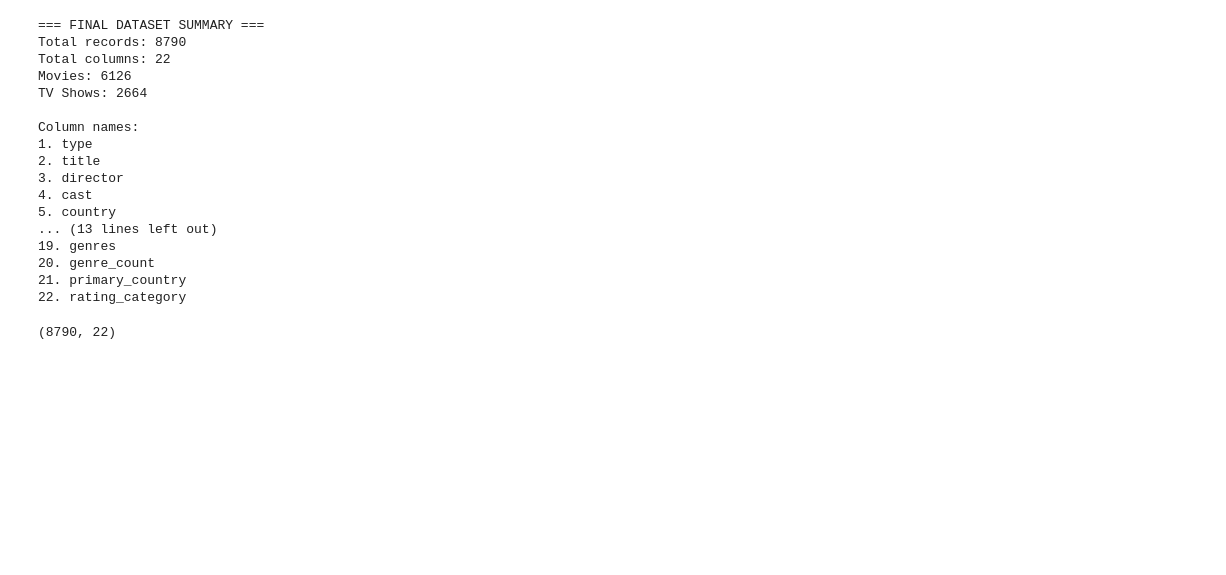
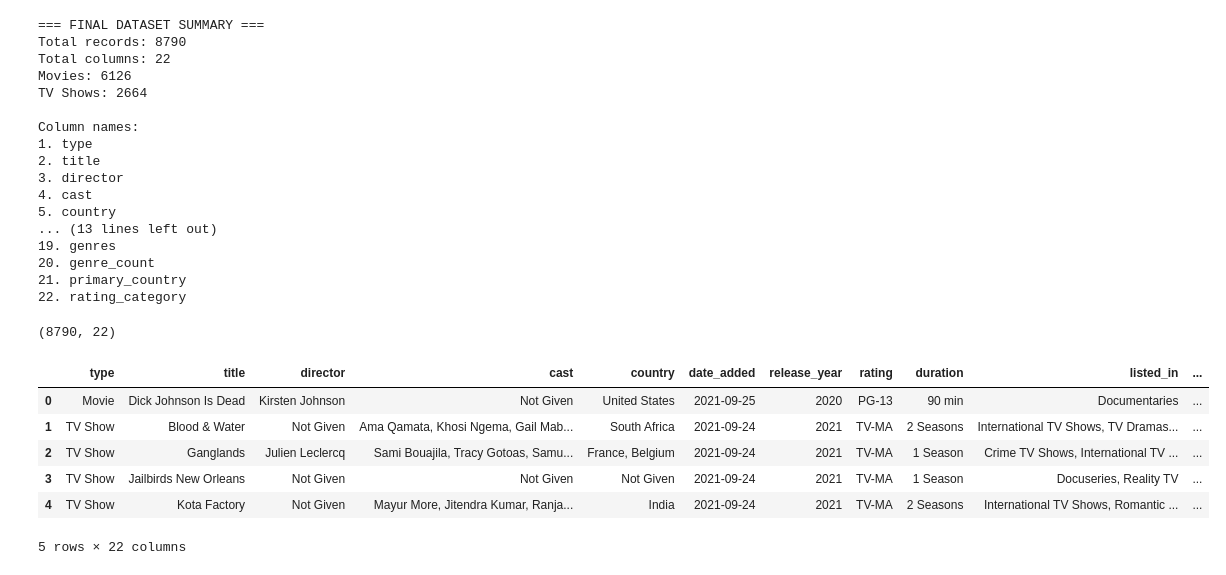
Before and after one commit to PKwaringa/datawrangling, a Jupyter notebook: datawrangling.ipynb, the cells around one changed output. Cells and saved outputs as stored; diff of their text form; code cells hidden in the pictures; blank space fills up the shorter version.

```diff
--- a/datawrangling.ipynb
+++ b/datawrangling.ipynb
@@ -32,7 +32,7 @@ import datetime as dt
 import numpy as np
 # %%
 #load and read the data
-df=pd.read_csv('/content/netflix_titles.csv')
+df=pd.read_csv('/content/drive/MyDrive/Colab Notebooks/netflix_titles.csv')
 #show the 1st 10 entries in the dataset
 df.head(10)
 # %% [output]
@@ -402,3 +402,13 @@ df.shape
 # %%
 # Save as CSV
 df.to_csv('netflix_titles_cleaned.csv', index=False)
+# %%
+df.head()
+# %% [output]
+|  | type | title | director | cast | country | date_added | release_year | rating | duration | listed_in | ... |
+| 0 | Movie | Dick Johnson Is Dead | Kirsten Johnson | Not Given | United States | 2021-09-25 | 2020 | PG-13 | 90 min | Documentaries | ... |
+| 1 | TV Show | Blood & Water | Not Given | Ama Qamata, Khosi Ngema, Gail Mab... | South Africa | 2021-09-24 | 2021 | TV-MA | 2 Seasons | International TV Shows, TV Dramas... | ... |
+| 2 | TV Show | Ganglands | Julien Leclercq | Sami Bouajila, Tracy Gotoas, Samu... | France, Belgium | 2021-09-24 | 2021 | TV-MA | 1 Season | Crime TV Shows, International TV ... | ... |
+| 3 | TV Show | Jailbirds New Orleans | Not Given | Not Given | Not Given | 2021-09-24 | 2021 | TV-MA | 1 Season | Docuseries, Reality TV | ... |
+| 4 | TV Show | Kota Factory | Not Given | Mayur More, Jitendra Kumar, Ranja... | India | 2021-09-24 | 2021 | TV-MA | 2 Seasons | International TV Shows, Romantic ... | ... |
+5 rows × 22 columns
```
